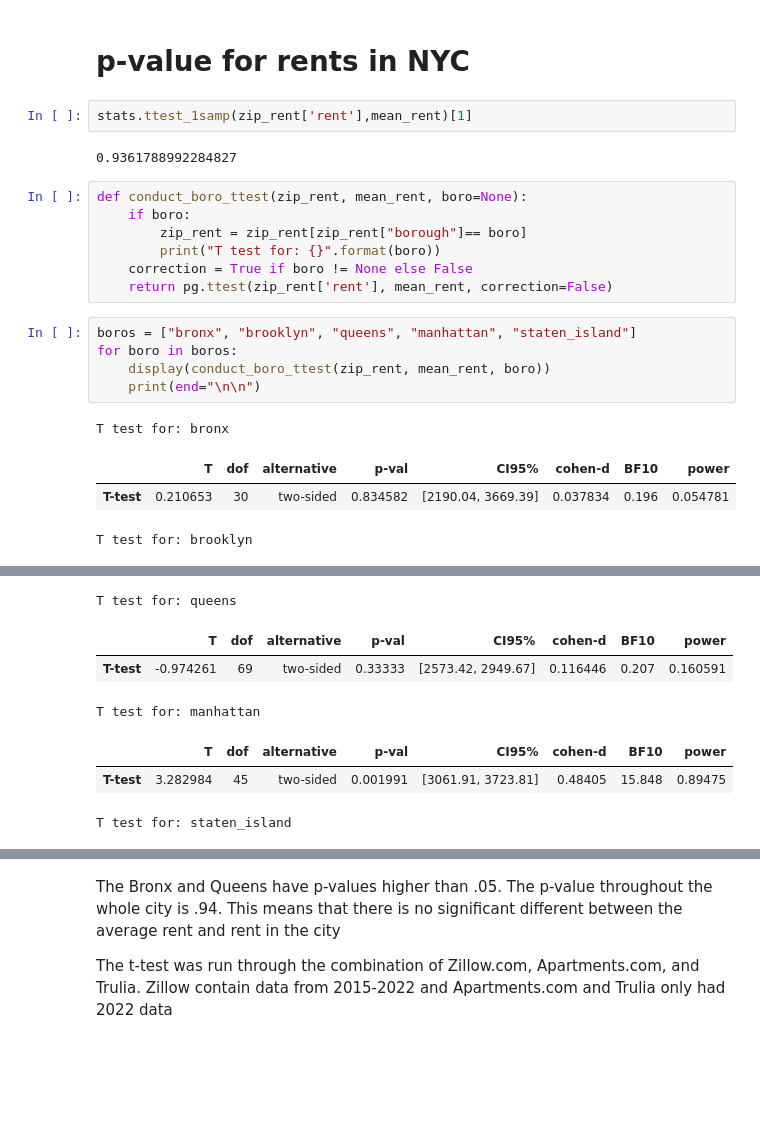
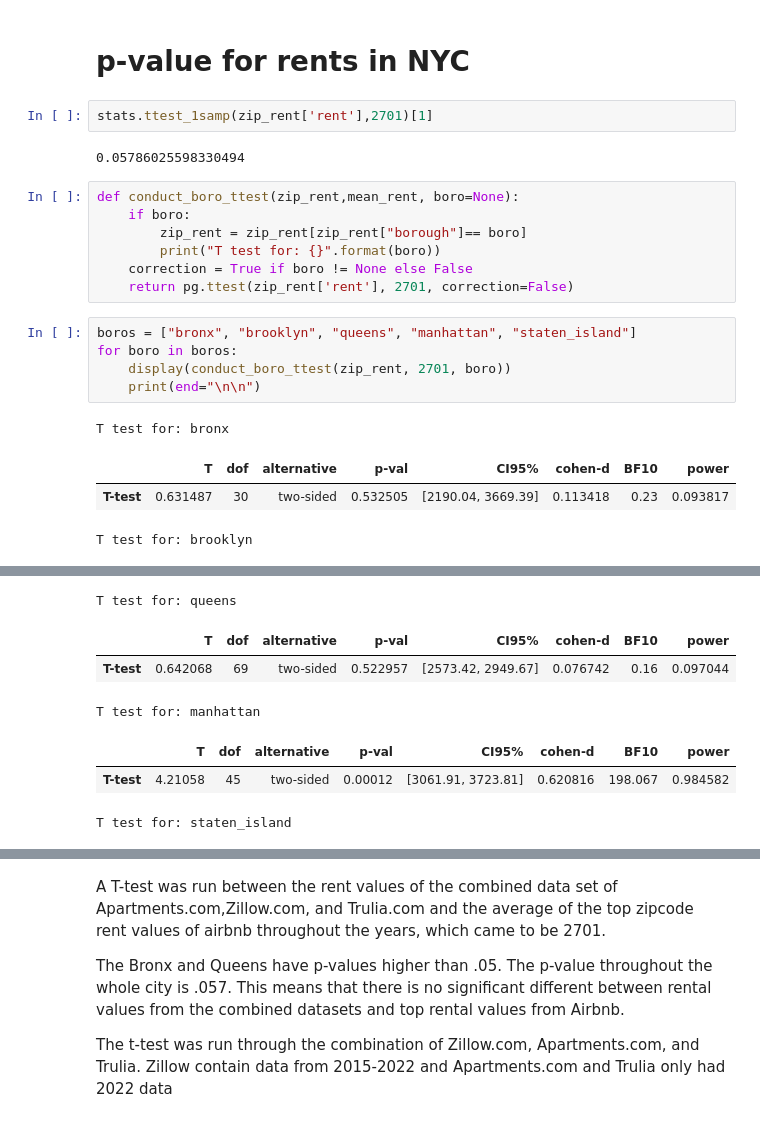
Before and after one commit to hpuma/Airbnb_Rental_Project, a Jupyter notebook: FINAL_EDA_NOTEBOOK.ipynb, the cells around one changed output, grey strips where cells are left out. Saved outputs shown, nothing was run; the diff lists cells and outputs as text; blank space fills up the shorter version.

Commit message:
updated rental t-test

```diff
--- a/FINAL_EDA_NOTEBOOK.ipynb
+++ b/FINAL_EDA_NOTEBOOK.ipynb
@@ -675,24 +675,24 @@ zip_rent=rental_vals2.groupby(['zip','borough'])['rent'].mean().reset_index()
 # %% [markdown]
 # p-value for rents in NYC
 # %%
-stats.ttest_1samp(zip_rent['rent'],mean_rent)[1]
+stats.ttest_1samp(zip_rent['rent'],2701)[1]
 # %% [output]
-0.9361788992284827
+0.05786025598330494
 # %%
-def conduct_boro_ttest(zip_rent, mean_rent, boro=None):
+def conduct_boro_ttest(zip_rent,mean_rent, boro=None):
     if boro:
         zip_rent = zip_rent[zip_rent["borough"]== boro]
         print("T test for: {}".format(boro))
     correction = True if boro != None else False
-    return pg.ttest(zip_rent['rent'], mean_rent, correction=False)
+    return pg.ttest(zip_rent['rent'], 2701, correction=False)
 # %%
 boros = ["bronx", "brooklyn", "queens", "manhattan", "staten_island"]
 for boro in boros:
-    display(conduct_boro_ttest(zip_rent, mean_rent, boro))
+    display(conduct_boro_ttest(zip_rent, 2701, boro))
     print(end="\n\n")
 # %% [output]
 T test for: bronx
 |  | T | dof | alternative | p-val | CI95% | cohen-d | BF10 | power |
-| T-test | 0.210653 | 30 | two-sided | 0.834582 | [2190.04, 3669.39] | 0.037834 | 0.196 | 0.054781 |
+| T-test | 0.631487 | 30 | two-sided | 0.532505 | [2190.04, 3669.39] | 0.113418 | 0.23 | 0.093817 |
 T test for: brooklyn
 |  | T | dof | alternative | p-val | CI95% | cohen-d | BF10 | power |
@@ -700,8 +700,8 @@ T test for: brooklyn
 T test for: queens
 |  | T | dof | alternative | p-val | CI95% | cohen-d | BF10 | power |
-| T-test | -0.974261 | 69 | two-sided | 0.33333 | [2573.42, 2949.67] | 0.116446 | 0.207 | 0.160591 |
+| T-test | 0.642068 | 69 | two-sided | 0.522957 | [2573.42, 2949.67] | 0.076742 | 0.16 | 0.097044 |
 T test for: manhattan
 |  | T | dof | alternative | p-val | CI95% | cohen-d | BF10 | power |
-| T-test | 3.282984 | 45 | two-sided | 0.001991 | [3061.91, 3723.81] | 0.48405 | 15.848 | 0.89475 |
+| T-test | 4.21058 | 45 | two-sided | 0.00012 | [3061.91, 3723.81] | 0.620816 | 198.067 | 0.984582 |
 T test for: staten_island
 |  | T | dof | alternative | p-val | CI95% | cohen-d | BF10 | power |
@@ -709,4 +709,6 @@ T test for: staten_island
 # %% [markdown]
-The Bronx and Queens have p-values higher than .05. The p-value throughout the whole city is .94. This means that there is no significant different between the average rent and rent in the city
+A T-test was run between the rent values of the combined data set of Apartments.com,Zillow.com, and Trulia.com and the average of the top zipcode rent values of airbnb throughout the years, which came to be 2701.
+
+The Bronx and Queens have p-values higher than .05. The p-value throughout the whole city is .057. This means that there is no significant different between rental values from the combined datasets and top rental values from Airbnb.
 
 The t-test was run through the combination of Zillow.com, Apartments.com, and Trulia. Zillow contain data from 2015-2022 and Apartments.com and Trulia only had 2022 data
```
Also changed, not shown: parts of 1 cell of this notebook, 5 other files.
